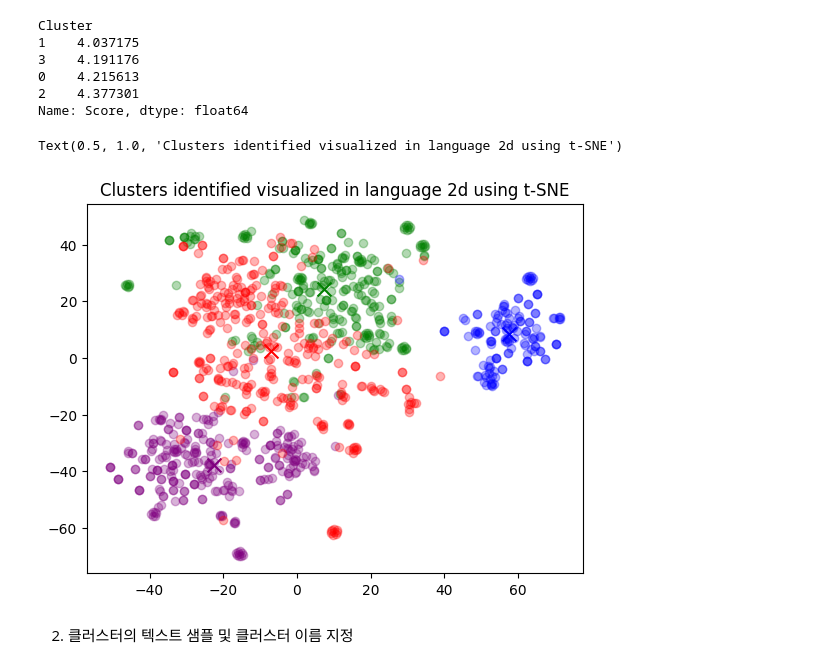
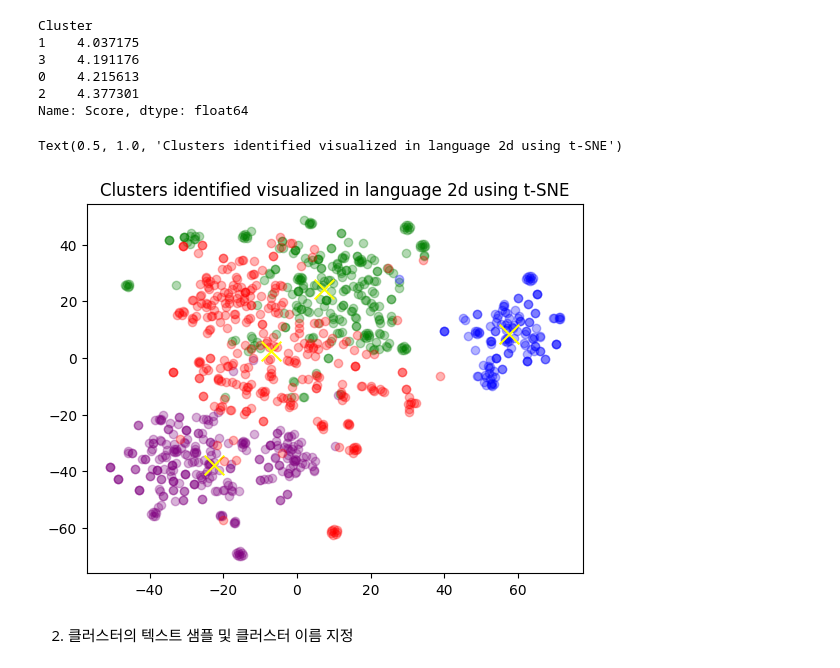
Before and after one commit to yoju-lab/koreatech_generativeAIs, a Jupyter notebook: create_privateGPT/22-Embedding-Clustering.ipynb, the cells around one changed output. Cells and saved outputs as stored; diff of their text form; code cells hidden in the pictures.

```diff
--- a/create_privateGPT/22-Embedding-Clustering.ipynb
+++ b/create_privateGPT/22-Embedding-Clustering.ipynb
@@ -67,27 +85,28 @@ Name: Score, dtype: float64
 # %%
 from sklearn.manifold import TSNE
 import matplotlib
 import matplotlib.pyplot as plt
 
 tsne = TSNE(n_components=2, perplexity=15, random_state=42, init="random", learning_rate=200)
 vis_dims2 = tsne.fit_transform(matrix)
 
 x = [x for x, y in vis_dims2]
 y = [y for x, y in vis_dims2]
 
 for category, color in enumerate(["purple", "green", "red", "blue"]):
     xs = np.array(x)[df.Cluster == category]
     ys = np.array(y)[df.Cluster == category]
     plt.scatter(xs, ys, color=color, alpha=0.3)
 
     avg_x = xs.mean()
     avg_y = ys.mean()
 
-    plt.scatter(avg_x, avg_y, marker="x", color=color, s=100)
+    # plt.scatter(avg_x, avg_y, marker="x", color=color, s=100)
+    plt.scatter(avg_x, avg_y, marker="x", color='yellow', s=200)
 plt.title("Clusters identified visualized in language 2d using t-SNE")
 # %% [output]
 Text(0.5, 1.0, 'Clusters identified visualized in language 2d using t-SNE')
-[figure, old version]
+[figure, new version]
 # %% [markdown]
 2. 클러스터의 텍스트 샘플 및 클러스터 이름 지정
 # %%
```
Also changed, not shown: parts of 4 cells of this notebook, 13 other files.
